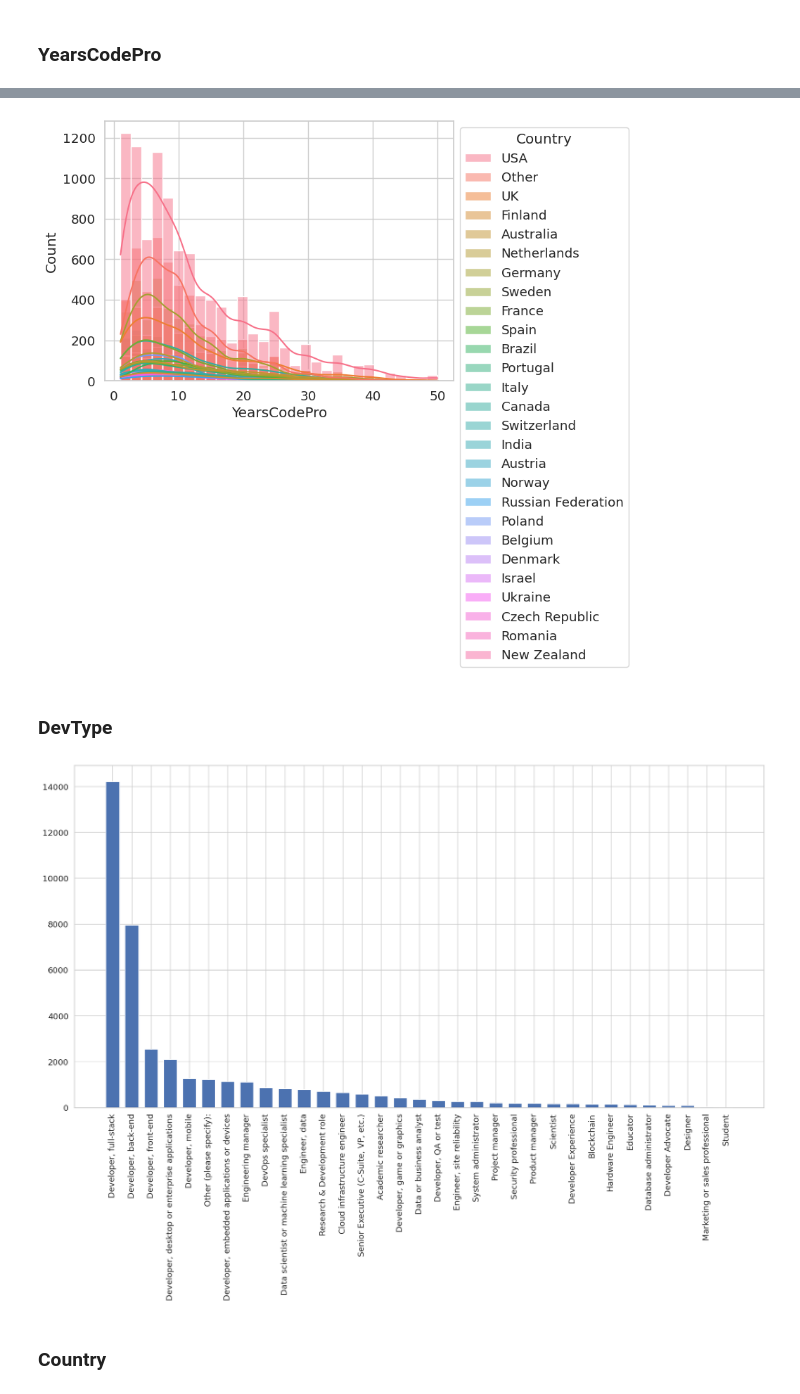
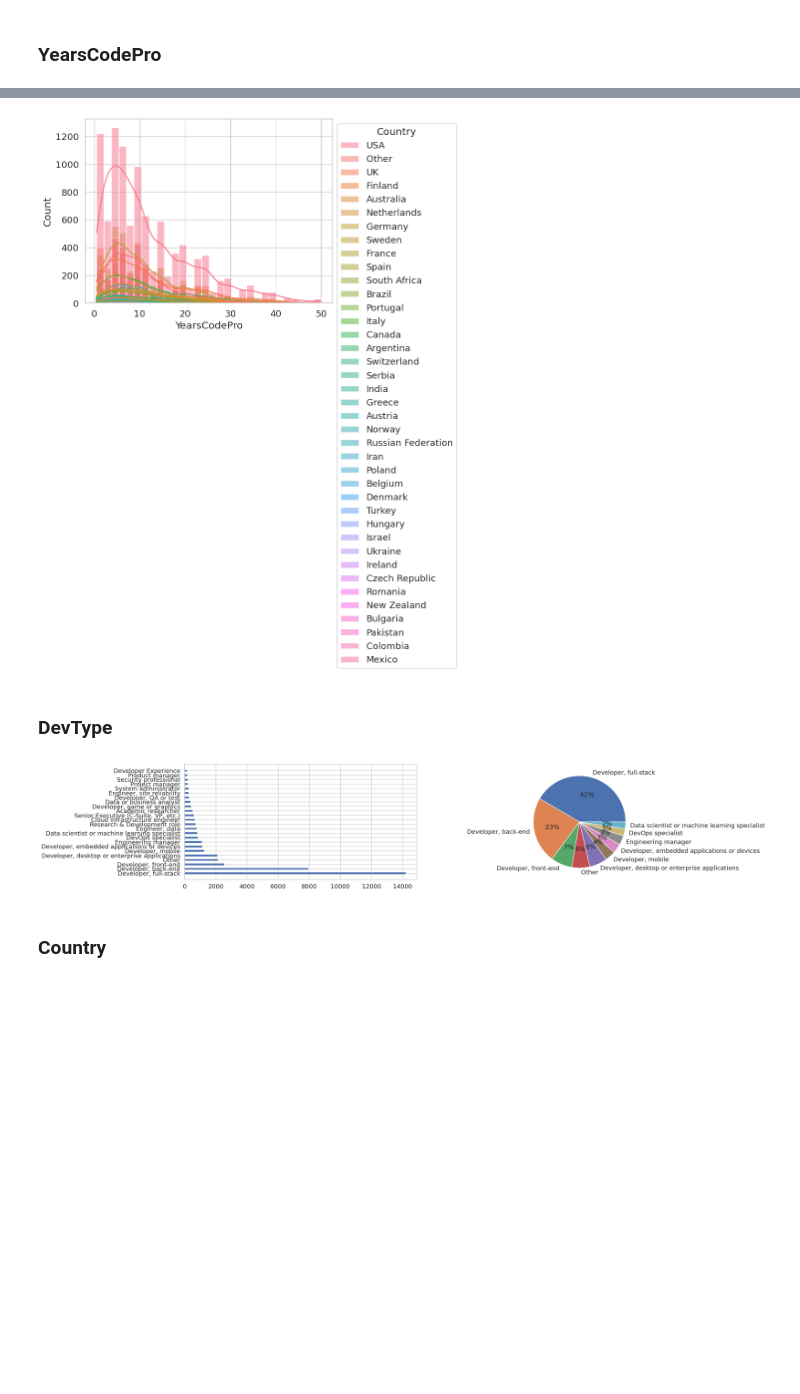
Before and after one commit to LnhU08/Developer-Salary-Prediction, a Jupyter notebook: notebooks/Preprocesíng_Visual.ipynb, the cells around one changed output, grey strips where cells are left out. Cells and saved outputs as stored; diff of their text form; code cells hidden in the pictures; blank space fills up the shorter version.

```diff
--- a/notebooks/Preprocesíng_Visual.ipynb
+++ b/notebooks/Preprocesíng_Visual.ipynb
@@ -32,10 +39,9 @@ df.head()
 # %%
-# Chọn các cột cần lấy
-selected_columns = ['RemoteWork','EdLevel', 'YearsCodePro',
-       'DevType', 'Country', 'Age', 'LanguageHaveWorkedWith',
-       'DatabaseHaveWorkedWith', 'PlatformHaveWorkedWith',
-       'ToolsTechHaveWorkedWith', 'NEWCollabToolsHaveWorkedWith',
-       'ConvertedCompYearly']
+# Chọn các cột cần phân tích
+selected_columns = ['Country', 'Age', 'DevType', 'EdLevel', 'YearsCodePro', 'RemoteWork',
+                   'LanguageHaveWorkedWith', 'DatabaseHaveWorkedWith', 'PlatformHaveWorkedWith',
+                   'ToolsTechHaveWorkedWith', 'NEWCollabToolsHaveWorkedWith',
+                   'ConvertedCompYearly']
 # %% [markdown]
 ## Giải thích các cột
 # %% [markdown]
@@ -170,7 +176,7 @@ def YearCodeProProcess(x):
     if x ==  'More than 50 years':
         return 50
     if x == 'Less than 1 year':
-        return 1
+        return 0.5
     return float(x)
 
 def remote_work_process(val):
@@ -187,5 +233,5 @@ df = df[df['Salary'].notnull()]
 # %%
-country_map = shorten_categories(df.Country.value_counts(), 400)
+country_map = shorten_categories(df.Country.value_counts(), 200)
 df['Country'] = df['Country'].map(country_map)
 df['Country'] = df['Country'].replace('United Kingdom of Great Britain and Northern Ireland', 'UK')
 df['Country'] = df['Country'].replace('United States of America', 'USA')
@@ -554,27 +671,27 @@ ax = sns.histplot(data=df, x="YearsCodePro", hue="Country", kde=True, bins=30)
 sns.move_legend(ax, "upper left", bbox_to_anchor=(1, 1))
 plt.show()
 # %% [output]
-[figure, old version]
+[figure, new version]
 # %% [markdown]
 ### DevType
 # %%
 Dev_Type = df['DevType'].value_counts()
 
 label = Dev_Type.index
 value = Dev_Type.values
 
 plt.figure(figsize=(20, 10))
-#plt.subplot(2,2,1)
-plt.bar(label, value, width=0.7)
-plt.xticks(rotation=90)
+plt.subplot(2,2,1)
+plt.barh(label, value, height=0.5)
+plt.yticks(rotation=0)
 
-#plt.subplot(2,2,2)
-#plt.pie(x=value, labels=label, autopct='%.0f%%')
+plt.subplot(2,2,2)
+plt.pie(x=value[:10], labels=label[:10], autopct='%.0f%%')
 
 
 plt.show()
 # %% [output]
-[figure, old version]
+[figure, new version]
 # %% [markdown]
 ### Country
 # %%
```
Also changed, not shown: parts of 63 cells of this notebook, 3 other files.
